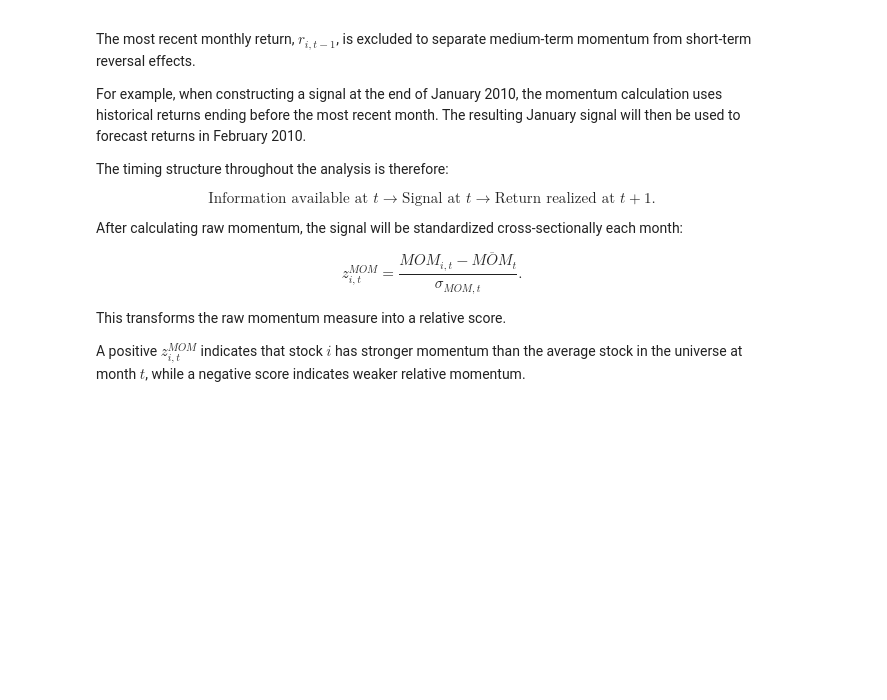
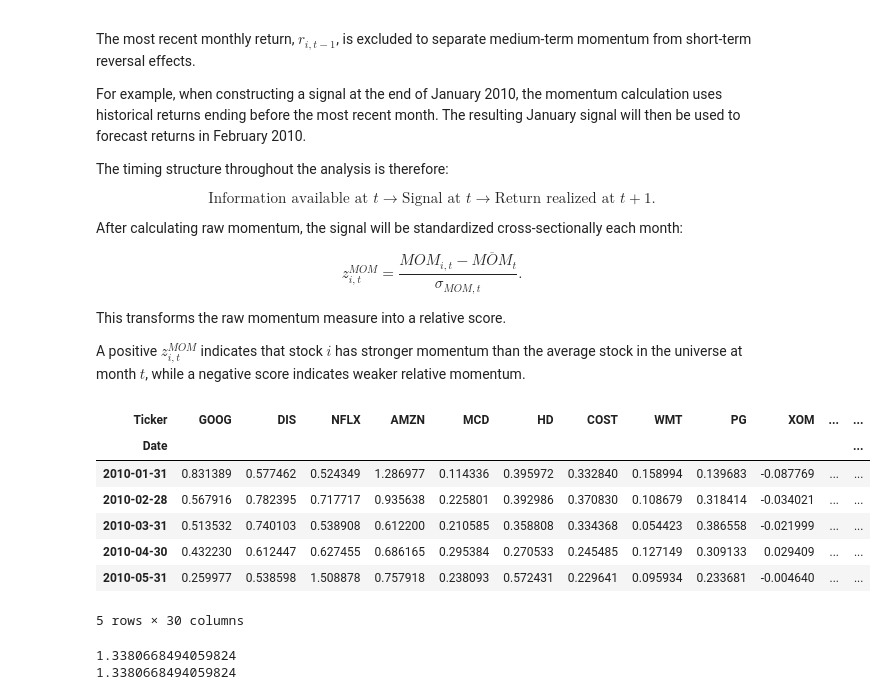
Before and after one commit to Bytb/Sandbox, a Jupyter notebook: APM/ValueAndMomentum.ipynb, the cells around one changed output. Cells and saved outputs as stored; diff of their text form; code cells hidden in the pictures; blank space fills up the shorter version.

```diff
--- a/APM/ValueAndMomentum.ipynb
+++ b/APM/ValueAndMomentum.ipynb
@@ -425,3 +425,49 @@ $$
 This transforms the raw momentum measure into a relative score.
 
 A positive $z^{MOM}_{i,t}$ indicates that stock $i$ has stronger momentum than the average stock in the universe at month $t$, while a negative score indicates weaker relative momentum.
+# %%
+# Skip the most recent month's return
+lagged_returns = monthly_returns[stocks].shift(1)
+
+# Compound the previous 11 monthly returns
+momentum = (
+    (1 + lagged_returns)
+    .rolling(window=11, min_periods=11)
+    .apply(np.prod, raw=True)
+    - 1
+)
+
+# Restrict to our actual study period
+momentum = momentum.loc["2010-01-01":"2025-12-31"]
+
+momentum.head()
+# %% [output]
+| Ticker | GOOG | DIS | NFLX | AMZN | MCD | HD | COST | WMT | PG | XOM | ... | ... |
+| Date |  |  |  |  |  |  |  |  |  |  |  | ... |
+| 2010-01-31 | 0.831389 | 0.577462 | 0.524349 | 1.286977 | 0.114336 | 0.395972 | 0.332840 | 0.158994 | 0.139683 | -0.087769 | ... | ... |
+| 2010-02-28 | 0.567916 | 0.782395 | 0.717717 | 0.935638 | 0.225801 | 0.392986 | 0.370830 | 0.108679 | 0.318414 | -0.034021 | ... | ... |
+| 2010-03-31 | 0.513532 | 0.740103 | 0.538908 | 0.612200 | 0.210585 | 0.358808 | 0.334368 | 0.054423 | 0.386558 | -0.021999 | ... | ... |
+| 2010-04-30 | 0.432230 | 0.612447 | 0.627455 | 0.686165 | 0.295384 | 0.270533 | 0.245485 | 0.127149 | 0.309133 | 0.029409 | ... | ... |
+| 2010-05-31 | 0.259977 | 0.538598 | 1.508878 | 0.757918 | 0.238093 | 0.572431 | 0.229641 | 0.095934 | 0.233681 | -0.004640 | ... | ... |
+5 rows × 30 columns
+# %%
+#Testing the Momentum generation
+ticker = "AAPL"
+
+monthly_returns.loc[
+    "2009-02-01":"2010-01-31",
+    ticker
+]
+manual_momentum = (
+    (1 + monthly_returns.loc[
+        "2009-02-01":"2009-12-31",
+        ticker
+    ]).prod()
+    - 1
+)
+
+print(manual_momentum)
+print(momentum.loc["2010-01-31", ticker])
+# %% [output]
+1.3380668494059824
+1.3380668494059824
```
Also changed, not shown: parts of 9 cells of this notebook.
